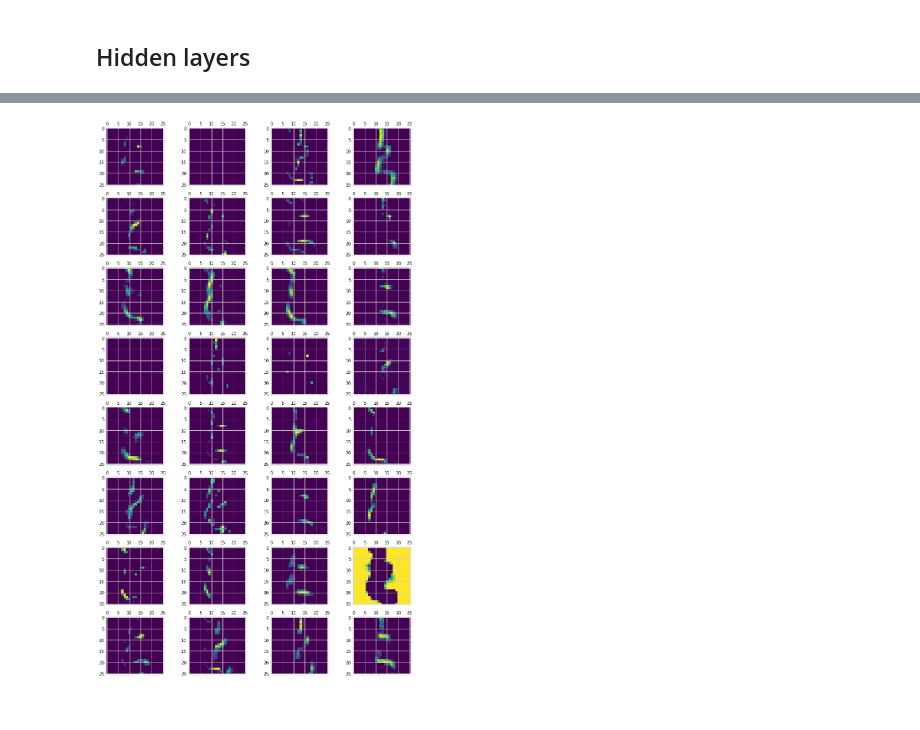
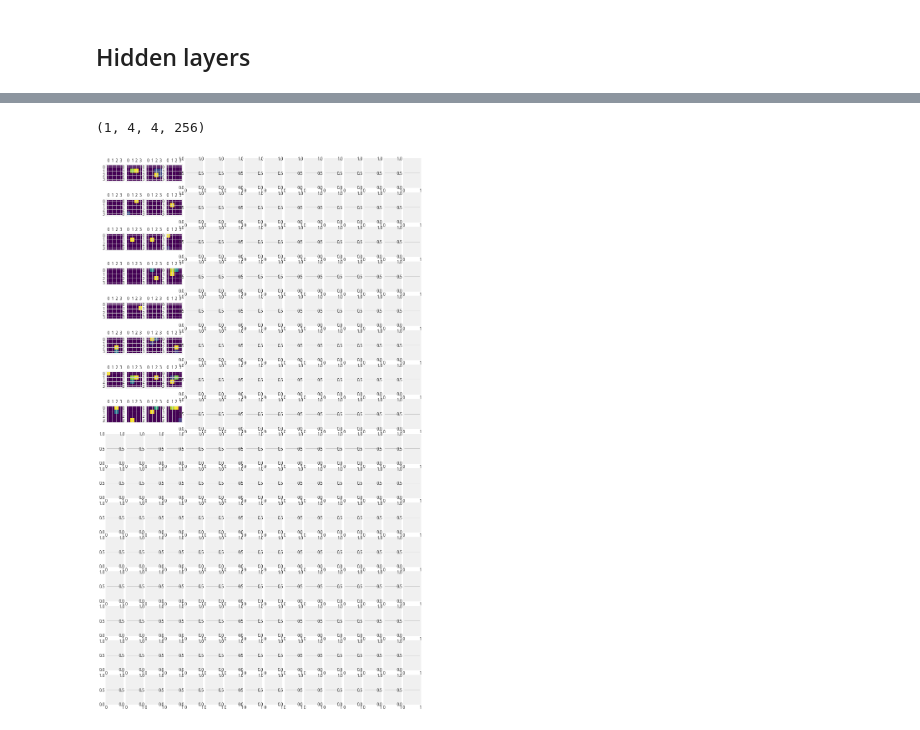
Before and after one commit to coreyryanhanson/japanese_text_classifiers, a Jupyter notebook: project_notebook.ipynb, the cells around one changed output, grey strips where cells are left out. Cells and saved outputs as stored; diff of their text form; code cells hidden in the pictures.

```diff
--- a/project_notebook.ipynb
+++ b/project_notebook.ipynb
@@ -440,0 +476,7 @@ plt.show()
+# %%
+fig, axes = plt.subplots(16, 4, figsize=(12,48))
+for i in range(64):
+    row = i//4
+    column = i%4
+    ax = axes[row, column]
+    ax.matshow(second_layer_activation[0, :, :, i], cmap='viridis')
@@ -440,0 +485,3 @@ plt.show()
+# %%
+fourth_layer_activation = cnn_layers[3]
+print(fourth_layer_activation.shape)
@@ -440,0 +490,7 @@ plt.show()
+# %%
+fig, axes = plt.subplots(16, 4, figsize=(12,48))
+for i in range(64):
+    row = i//4
+    column = i%4
+    ax = axes[row, column]
+    ax.matshow(fourth_layer_activation[0, :, :, i], cmap='viridis')
@@ -441,10 +499,14 @@ plt.show()
+# %%
+tenth_layer_activation = cnn_layers[10]
+print(tenth_layer_activation.shape)
+# %% [output]
+(1, 4, 4, 256)
 # %%
-fig, axes = plt.subplots(8, 4, figsize=(12,24))
+fig, axes = plt.subplots(16, 16, figsize=(12,24))
 for i in range(32):
     row = i//4
     column = i%4
     ax = axes[row, column]
-    first_layer_activation = activations[0]
-    ax.matshow(first_layer_activation[0, :, :, i], cmap='viridis')
+    ax.matshow(tenth_layer_activation[0, :, :, i], cmap='viridis')
 # %% [output]
-[figure, old version]
+[figure, new version]
```
Also changed, not shown: parts of 26 cells of this notebook.
